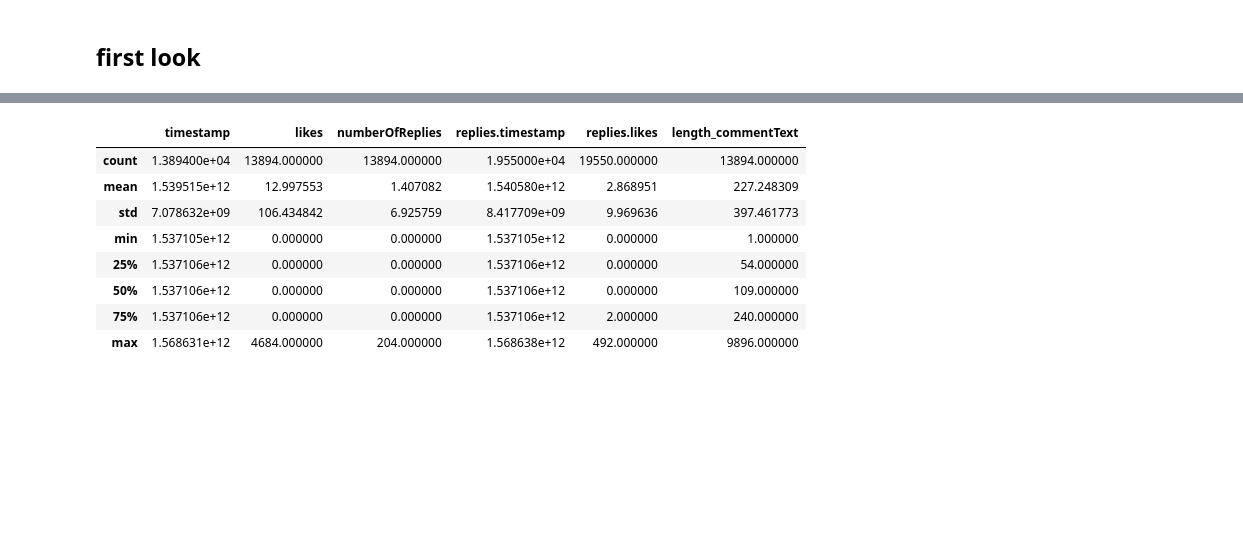
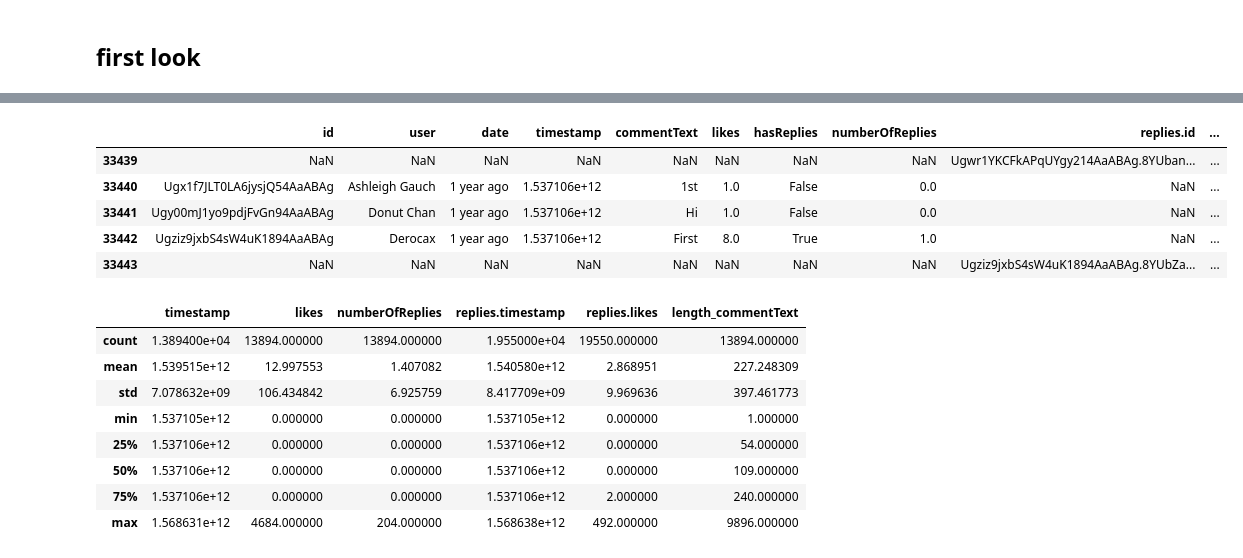
Before and after one commit to JesseKanter/YoutubeCommentFilter, a Jupyter notebook: Oliver.ipynb, the cells around one changed output, grey strips where cells are left out. Drawn from its saved outputs; the diff is of its cells as text; code cells hidden in the pictures; blank space fills up the shorter version.

```diff
--- a/Oliver.ipynb
+++ b/Oliver.ipynb
@@ -31,3 +17,12 @@ oliver_waste_data.head(10)
+# %%
+oliver_confed_data.tail()
+# %% [output]
+|  | id | user | date | timestamp | commentText | likes | hasReplies | numberOfReplies | replies.id | ... |
+| 33439 | NaN | NaN | NaN | NaN | NaN | NaN | NaN | NaN | Ugwr1YKCFkAPqUYgy214AaABAg.8YUban... | ... |
+| 33440 | Ugx1f7JLT0LA6jysjQ54AaABAg | Ashleigh Gauch | 1 year ago | 1.537106e+12 | 1st | 1.0 | False | 0.0 | NaN | ... |
+| 33441 | Ugy00mJ1yo9pdjFvGn94AaABAg | Donut Chan | 1 year ago | 1.537106e+12 | Hi | 1.0 | False | 0.0 | NaN | ... |
+| 33442 | Ugziz9jxbS4sW4uK1894AaABAg | Derocax | 1 year ago | 1.537106e+12 | First | 8.0 | True | 1.0 | NaN | ... |
+| 33443 | NaN | NaN | NaN | NaN | NaN | NaN | NaN | NaN | Ugziz9jxbS4sW4uK1894AaABAg.8YUbZa... | ... |
 # %%
 oliver_confed_data.describe()
 # %% [output]
```
Also changed, not shown: parts of 15 cells of this notebook.
